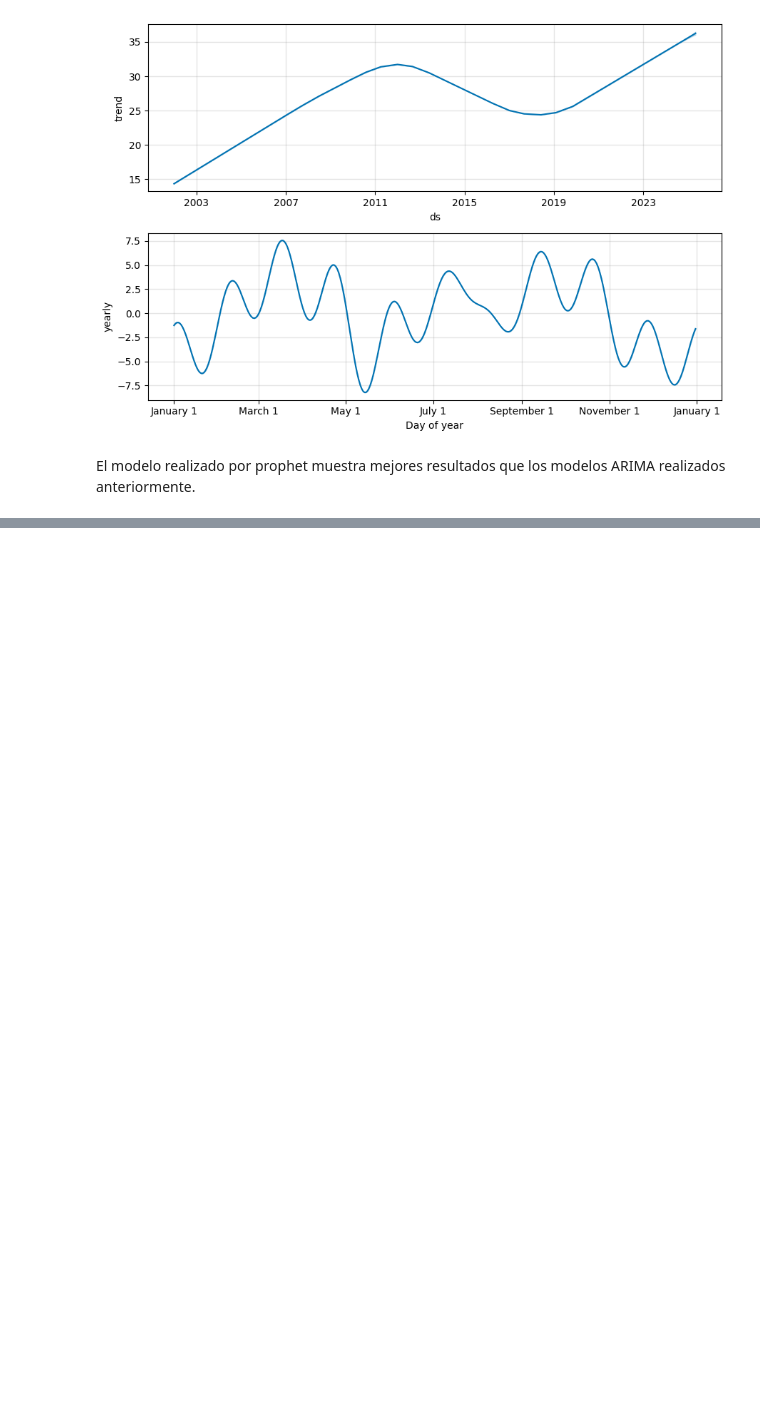
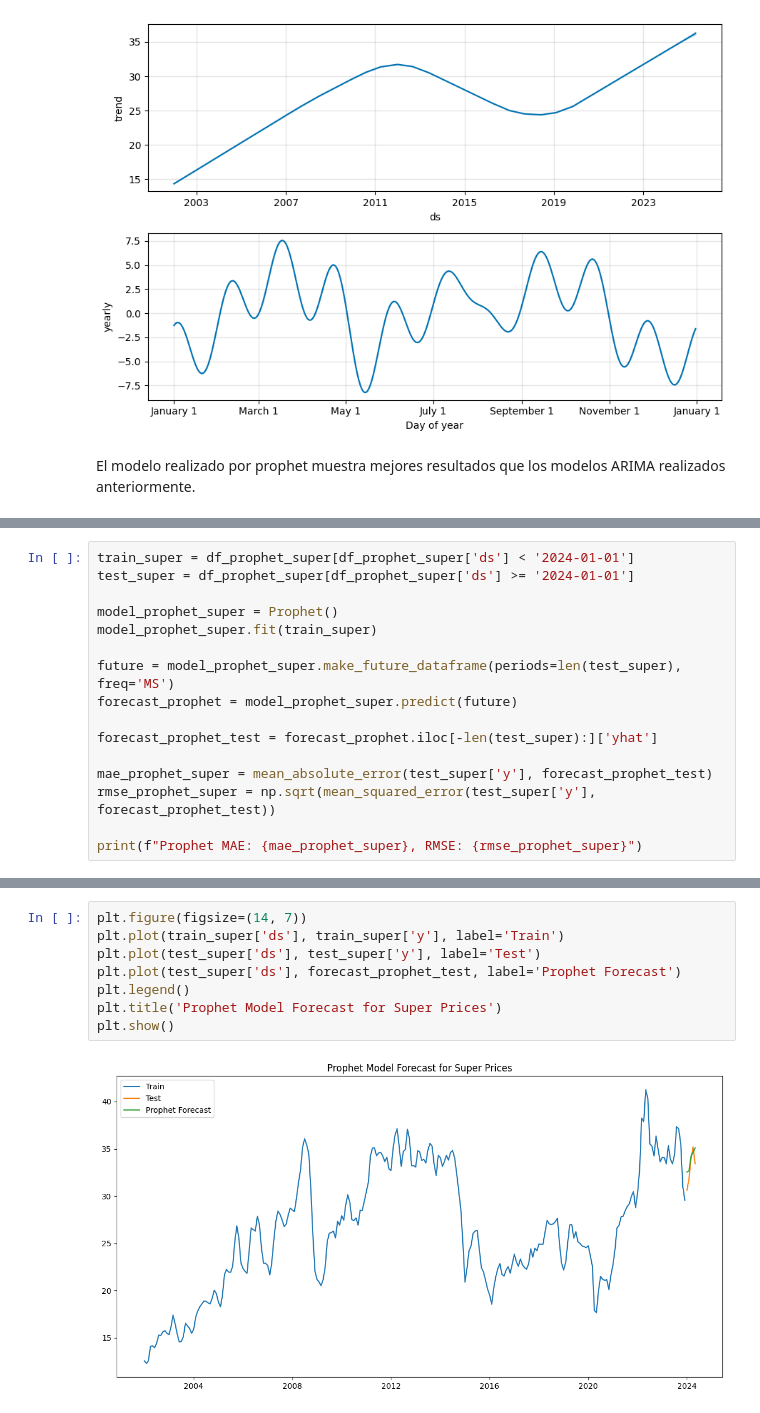
Before and after one commit to FranzCastillo/GUA-Gasoline-Analysis, a Jupyter notebook: modeling.ipynb, the cells around one changed output, grey strips where cells are left out. Cells and saved outputs as stored; diff of their text form; blank space fills up the shorter version.

```diff
--- a/modeling.ipynb
+++ b/modeling.ipynb
@@ -875,0 +910,16 @@ El modelo realizado por prophet muestra mejores resultados que los modelos ARIMA
+# %%
+train_super = df_prophet_super[df_prophet_super['ds'] < '2024-01-01']
+test_super = df_prophet_super[df_prophet_super['ds'] >= '2024-01-01']
+
+model_prophet_super = Prophet()
+model_prophet_super.fit(train_super)
+
+future = model_prophet_super.make_future_dataframe(periods=len(test_super), freq='MS')
+forecast_prophet = model_prophet_super.predict(future)
+
+forecast_prophet_test = forecast_prophet.iloc[-len(test_super):]['yhat']
+
+mae_prophet_super = mean_absolute_error(test_super['y'], forecast_prophet_test)
+rmse_prophet_super = np.sqrt(mean_squared_error(test_super['y'], forecast_prophet_test))
+
+print(f"Prophet MAE: {mae_prophet_super}, RMSE: {rmse_prophet_super}")
@@ -875,0 +930,10 @@ El modelo realizado por prophet muestra mejores resultados que los modelos ARIMA
+# %%
+plt.figure(figsize=(14, 7))
+plt.plot(train_super['ds'], train_super['y'], label='Train')
+plt.plot(test_super['ds'], test_super['y'], label='Test')
+plt.plot(test_super['ds'], forecast_prophet_test, label='Prophet Forecast')
+plt.legend()
+plt.title('Prophet Model Forecast for Super Prices')
+plt.show()
+# %% [output]
+[figure, added]
```
Also changed, not shown: parts of 7 cells of this notebook.
